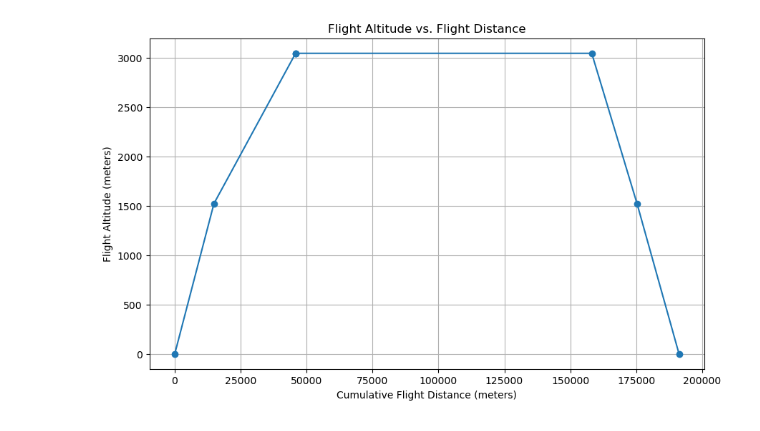
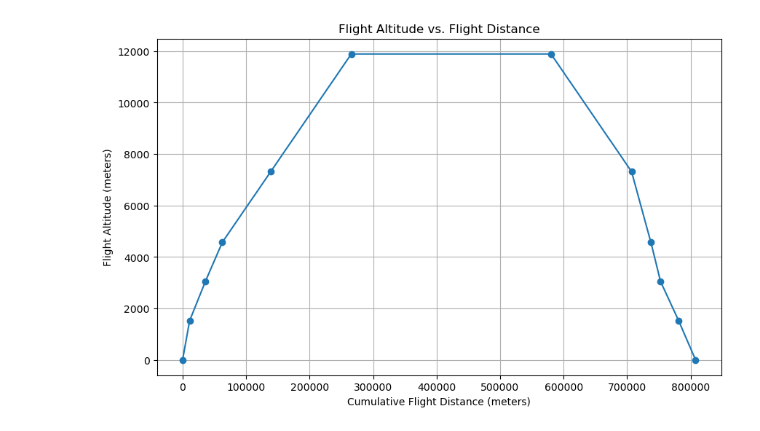
Before and after one commit to Centre-for-Atmospheric-Science-Cam-Chem/ConflictTrails, a Jupyter notebook: test.ipynb, the cells around one changed output. Saved outputs shown, nothing was run; the diff lists cells and outputs as text; code cells hidden in the pictures.

```diff
--- a/test.ipynb
+++ b/test.ipynb
@@ -3,4 +3,4 @@ from generate_flightpath import generate_flightpath
 import pandas as pd
 
 performance_data=pd.read_pickle('aircraft_performance_data_table.pkl')
-flightpath = generate_flightpath('C130',  performance_data=performance_data)
+flightpath = generate_flightpath('A320', 900, performance_data)
@@ -201,74 +179,57 @@ plt.show()
 # %%
 # Create cumulative distance and altitude arrays for the entire flight path
 
-# For climb, extract distances and altitudes.
-# s_climb_0_5 and s_climb_5_10 are stored as numpy arrays.
-s_climb_0_5 = flightpath['climb'].get('s_climb_0_5', np.array([0]))[0]
-s_climb_5_10 = flightpath['climb'].get('s_climb_5_10', np.array([0]))[0]
-s_climb_10_15 = flightpath['climb'].get('s_climb_10_15', np.array([0]))[0]
-s_climb_15_24 = flightpath['climb'].get('s_climb_15_24', np.array([0]))[0]
-s_climb_ceil = flightpath['climb'].get('s_climb_ceil', np.array([0]))[0]
+s_climb_0_5 = flightpath['climb'].get('s_climb_0_5')
+s_climb_5_10 = flightpath['climb'].get('s_climb_5_10')
+s_climb_10_15 = flightpath['climb'].get('s_climb_10_15')
+s_climb_15_24 = flightpath['climb'].get('s_climb_15_24')
+s_climb_ceil = flightpath['climb'].get('s_climb_ceil')
 # End altitudes for each climb segment.
-h_climb_0_5_end = flightpath['climb'].get('h_climb_0_5_end', 0)
-h_climb_5_10_end = flightpath['climb'].get('h_climb_5_10_end', 0)
-h_climb_10_15_end = flightpath['climb'].get('h_climb_10_15_end', 0)
-h_climb_15_24_end = flightpath['climb'].get('h_climb_15_24_end', 0)
-h_climb_ceil_end = flightpath['climb'].get('h_climb_ceil_end', 0)
+h_climb_0_5_end = flightpath['climb'].get('h_climb_0_5_end')
+h_climb_5_10_end = flightpath['climb'].get('h_climb_5_10_end')
+h_climb_10_15_end = flightpath['climb'].get('h_climb_10_15_end')
+h_climb_15_24_end = flightpath['climb'].get('h_climb_15_24_end')
+h_climb_ceil_end = flightpath['climb'].get('h_climb_ceil_end')
+# For cruise phase.
+s_cruise = flightpath['cruise'].get('s_cruise')
+# Use cruise altitude provided or fallback to last climb altitude.
+h_cruise = flightpath['cruise'].get('alt_cruise')
 
-# For cruise phase.
-s_cruise = flightpath['cruise'].get('s_cruise', np.array([0]))[0]
-# Use cruise altitude provided or fallback to last climb altitude.
-h_cruise = flightpath['cruise'].get('alt_cruise', h_climb_5_10_end)
-
-# For descent, we assume the descent is split into two segments:
-# First descent: from cruise altitude down to an intermediate altitude.
-# Second descent: from the intermediate altitude down to runway (0).
-s_descent_10_5 = flightpath['descent'].get('s_descent_10_5', np.array([0]))[0]
-s_descent_5_0 = flightpath['descent'].get('s_descent_5_0', np.array([0]))[0]
-h_descent_10_5_end = flightpath['descent'].get('h_descent_10_5_end', 0)  # expected to be intermediate altitude (e.g. 1524)
-h_descent_5_0_end = flightpath['descent'].get('h_descent_5_0_end', 0)    # expected to be 0
+# For descent phase.
+s_descent_ceil = flightpath['descent'].get('s_descent_ceil')
+s_descent_24_15 = flightpath['descent'].get('s_descent_24_15')
+s_descent_15_10 = flightpath['descent'].get('s_descent_15_10')
+s_descent_10_5 = flightpath['descent'].get('s_descent_10_5')
+s_descent_5_0 = flightpath['descent'].get('s_descent_5_0')
+# End altitudes for each descent segment.
+h_descent_ceil_end = flightpath['descent'].get('h_descent_ceil_end')
+h_descent_24_15_end = flightpath['descent'].get('h_descent_24_15_end')
+h_descent_15_10_end = flightpath['descent'].get('h_descent_15_10_end')
+h_descent_10_5_end = flightpath['descent'].get('h_descent_10_5_end')
+h_descent_5_0_end = flightpath['descent'].get('h_descent_5_0_end')
 
 # Build cumulative distance and altitude lists.
 # Starting at runway: (distance, altitude) = (0, 0)
 distances_list = [0]
 altitudes_list = [0]
 
 # Climb phase:
 # First climb segment (0-5):
-cum_distance = distances_list[-1] + s_climb_0_5
-distances_list.append(cum_distance)
-altitudes_list.append(h_climb_0_5_end)
-# Second climb segment (5-10):
-cum_distance += s_climb_5_10
-distances_list.append(cum_distance)
-altitudes_list.append(h_climb_5_10_end)
-
-# Cruise phase:
-# Start cruise point (same as climb end)
-distances_list.append(cum_distance)
-altitudes_list.append(h_cruise)
-# End cruise point:
-cum_distance += s_cruise
-distances_list.append(cum_distance)
-altitudes_list.append(h_cruise)
-
-# Descent phase:
-# First descent segment: from cruise altitude to intermediate altitude.
-cum_distance += s_descent_10_5
-distances_list.append(cum_distance)
-altitudes_list.append(h_descent_10_5_end)
-# Second descent segment: from intermediate altitude to runway.
-cum_distance += s_descent_5_0
-distances_list.append(cum_distance)
-altitudes_list.append(h_descent_5_0_end)
+cum_distance = distances_list[-1]
+for key in flightpath:
+    for key2 in flightpath[key]:
+        if key2.startswith('s_'):
+            cum_distance += flightpath[key][key2]
+            distances_list.append(cum_distance)
+            altitudes_list.append(flightpath[key][f'{key2.replace('s_', 'h_')}_end'])
 
 # Plot the altitude profile vs. cumulative flight distance.
 plt.figure(figsize=(10, 6))
 plt.plot(distances_list, altitudes_list, marker='o', linestyle='-')
 plt.xlabel('Cumulative Flight Distance (meters)')
 plt.ylabel('Flight Altitude (meters)')
 plt.title('Flight Altitude vs. Flight Distance')
 plt.grid(True)
 plt.show()
 # %% [output]
-[figure, old version]
+[figure, new version]
```
Also changed, not shown: parts of 3 cells of this notebook, 1 other file.
